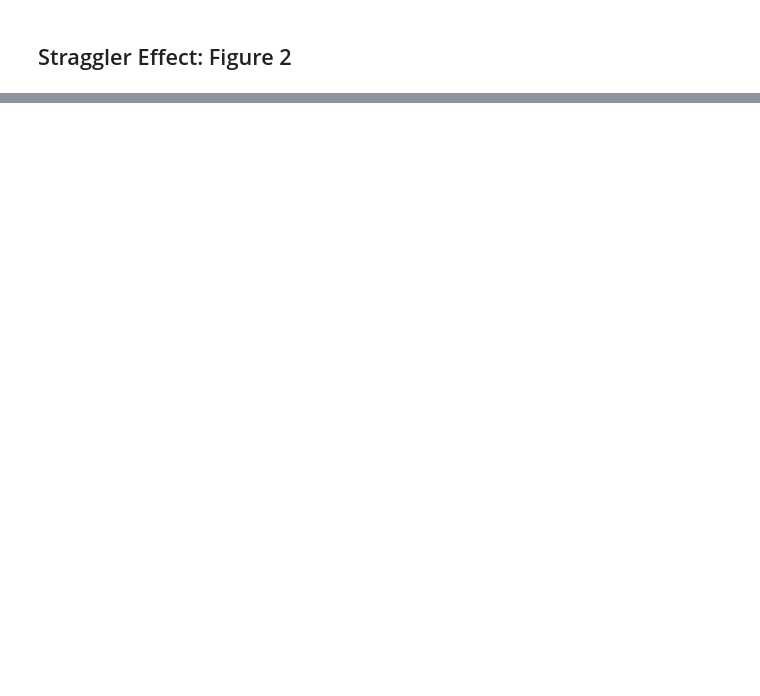
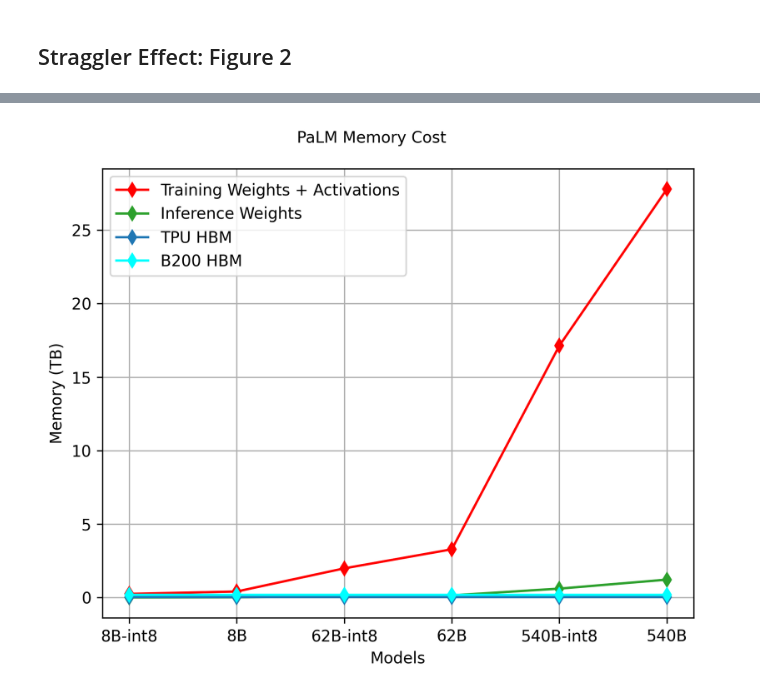
Before and after one commit to osayamenja/DataCruncher, a Jupyter notebook: research_figures.ipynb, the cells around one changed output, grey strips where cells are left out. Saved outputs shown, nothing was run; the diff lists cells and outputs as text; code cells hidden in the pictures; blank space fills up the shorter version.

```diff
--- a/research_figures.ipynb
+++ b/research_figures.ipynb
@@ -332,0 +376,5 @@ plot_straggler_delays(delays_dataset,
+# %%
+def normalize(data: list, norm: float) -> list:
+    for i in range(len(data)):
+        data[i] = data[i] / norm
+    return data
@@ -332,0 +408,10 @@ plot_straggler_delays(delays_dataset,
+# %%
+single_plot(model_spec, [normalize(training_total, 1000), normalize(inference_cost, 1000),
+                         normalize(tpu_memory_capacity, 1000), normalize(gpu_memory_capacity, 1000)],
+            "PaLM Memory Cost", "Models", n_plots=4,
+            color=["red", "tab:green", "tab:blue", "cyan"], y_title="Memory (TB)",
+            out_name="infer_train_mem_cost.pdf",
+            labels=["Training Weights + Activations", "Inference Weights", "TPU HBM", "B200 HBM"],
+            plot_marker="d", x_ticks=["8B-int8", "8B", "62B-int8", "62B", "540B-int8", "540B"])
+# %% [output]
+[figure, added]
```
Also changed, not shown: parts of 20 cells of this notebook, 9 other files.
